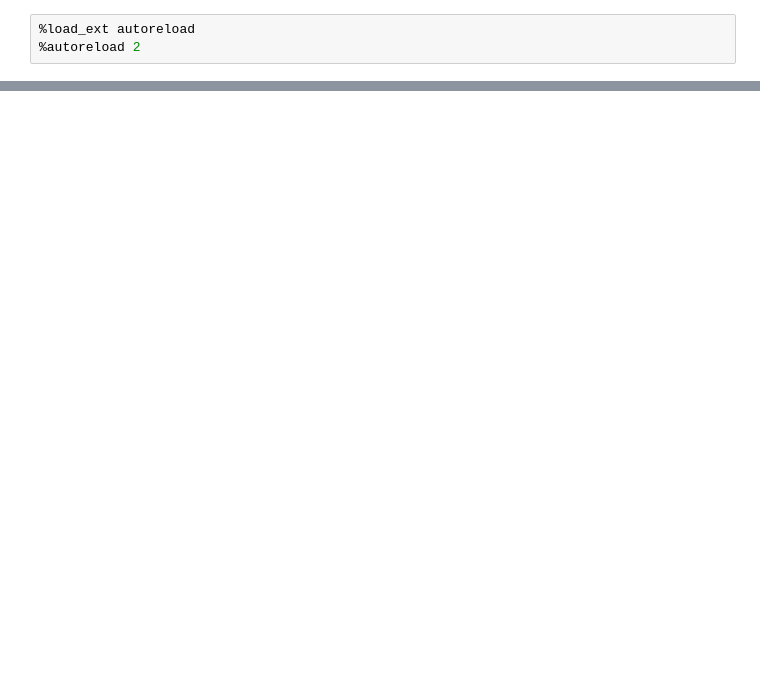
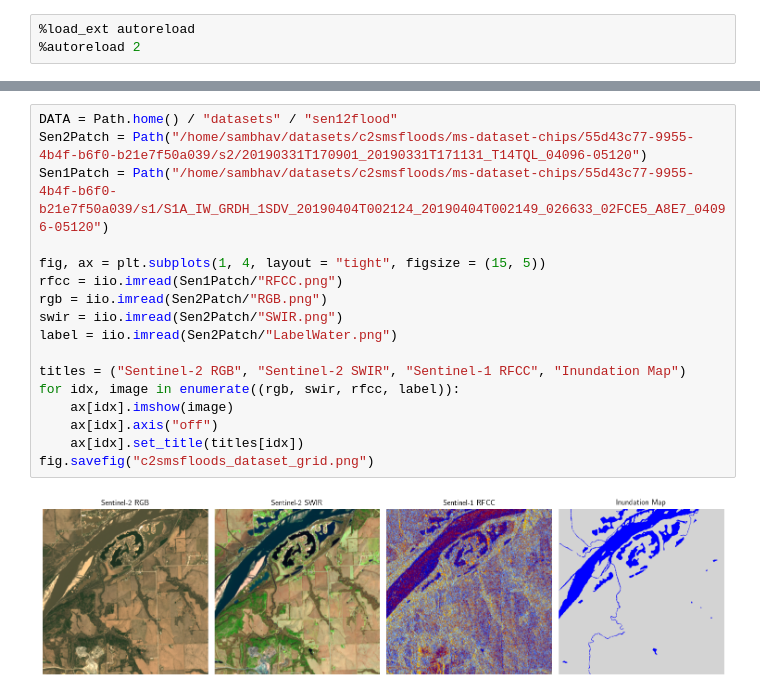
Before and after one commit to citruscaesar/geovision, a Jupyter notebook: geovision/scripts/experiment.ipynb, the cells around one changed output, grey strips where cells are left out. Saved outputs shown, nothing was run; the diff lists cells and outputs as text; blank space fills up the shorter version.

```diff
--- a/geovision/scripts/experiment.ipynb
+++ b/geovision/scripts/experiment.ipynb
@@ -35,0 +139,19 @@ True
+# %%
+DATA = Path.home() / "datasets" / "sen12flood"
+Sen2Patch = Path("/home/sambhav/datasets/c2smsfloods/ms-dataset-chips/55d43c77-9955-4b4f-b6f0-b21e7f50a039/s2/20190331T170901_20190331T171131_T14TQL_04096-05120")
+Sen1Patch = Path("/home/sambhav/datasets/c2smsfloods/ms-dataset-chips/55d43c77-9955-4b4f-b6f0-b21e7f50a039/s1/S1A_IW_GRDH_1SDV_20190404T002124_20190404T002149_026633_02FCE5_A8E7_04096-05120")
+
+fig, ax = plt.subplots(1, 4, layout = "tight", figsize = (15, 5))
+rfcc = iio.imread(Sen1Patch/"RFCC.png")
+rgb = iio.imread(Sen2Patch/"RGB.png")
+swir = iio.imread(Sen2Patch/"SWIR.png")
+label = iio.imread(Sen2Patch/"LabelWater.png")
+
+titles = ("Sentinel-2 RGB", "Sentinel-2 SWIR", "Sentinel-1 RFCC", "Inundation Map")
+for idx, image in enumerate((rgb, swir, rfcc, label)):
+    ax[idx].imshow(image)
+    ax[idx].axis("off")
+    ax[idx].set_title(titles[idx])
+fig.savefig("c2smsfloods_dataset_grid.png")
+# %% [output]
+[figure, added]
```
Also changed, not shown: parts of 11 cells of this notebook, 24 other files.
